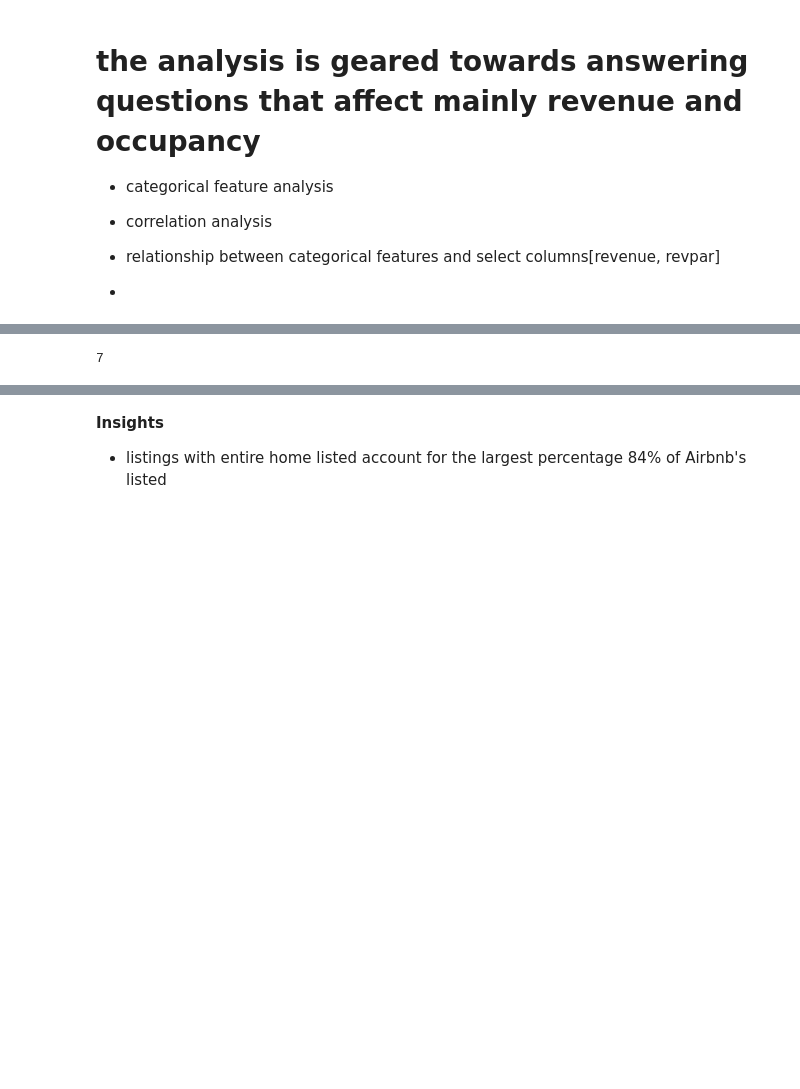
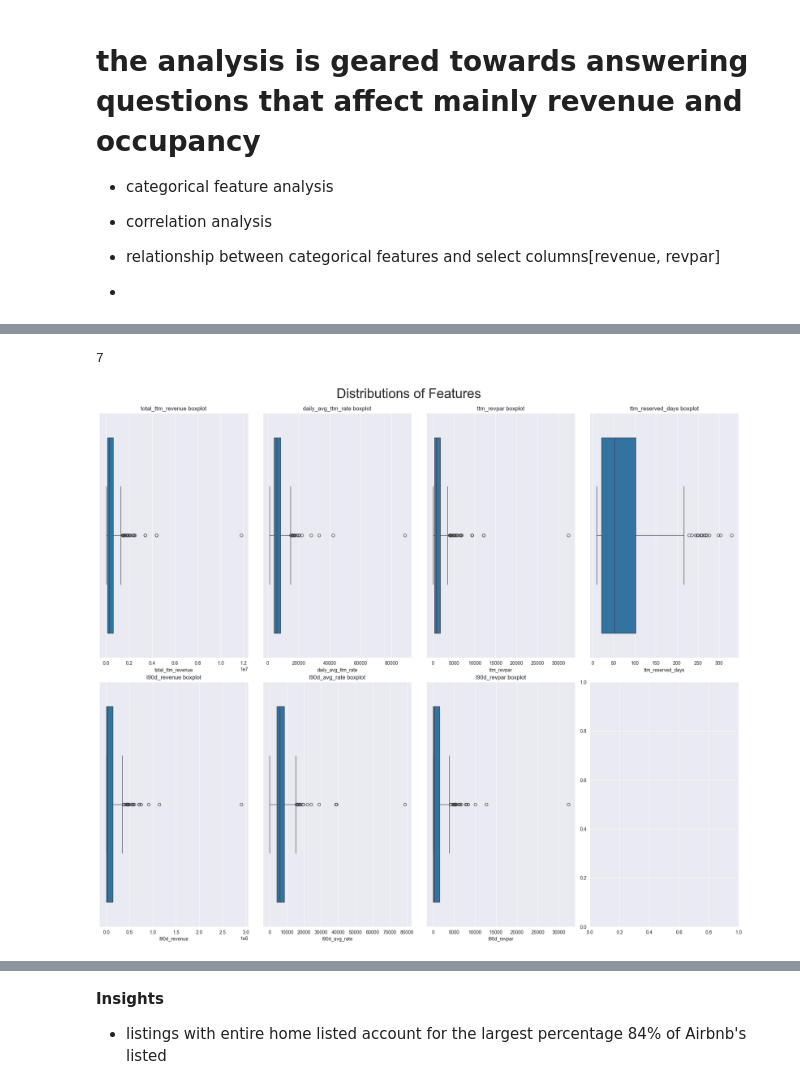
Before and after one commit to Morris-mk/Nairobi_AirbnbMarket_Overview_and-_InvestmentAnalysis, a Jupyter notebook: Airbnb_analysis.ipynb, the cells around one changed output, grey strips where cells are left out. Saved outputs shown, nothing was run; the diff lists cells and outputs as text; code cells hidden in the pictures; blank space fills up the shorter version.

```diff
--- a/Airbnb_analysis.ipynb
+++ b/Airbnb_analysis.ipynb
@@ -320,25 +322,26 @@ df_listings.head()
 # %%
 # Plot distributions of the most significant features
 cols_listings = ['total_ttm_revenue', 'daily_avg_ttm_rate','ttm_revpar',
                  'ttm_reserved_days',  'l90d_revenue', 'l90d_avg_rate', 'l90d_revpar']
 
 print(len(cols_listings))
 
 def create_distributions(data, cols, nrows, ncols):
     # create the figure canvas
-    fig, axs = plt.subplots(nrows,ncols, figsize=(30,30))
+    fig, axs = plt.subplots(nrows,ncols, figsize=(24,18))
     fig.subplots_adjust(wspace=0.1, hspace=0.1, top=0.94)
     axs = axs.flatten()
 
     # plot the boxplots
     for i, col in enumerate(cols):
         if i < len(cols):
             sns.boxplot(data=data, x=col ,ax=axs[i] )
             axs[i].set_title(f'{col} boxplot')
         else:
             break
     fig.suptitle('Distributions of Features', fontsize=28)
 
-#create_distributions(df_listings, cols_listings[:8], 2,4)
+create_distributions(df_listings, cols_listings[:8], 2,4)
 # %% [output]
 7
+[figure, added]
```
Also changed, not shown: parts of 27 cells of this notebook.
